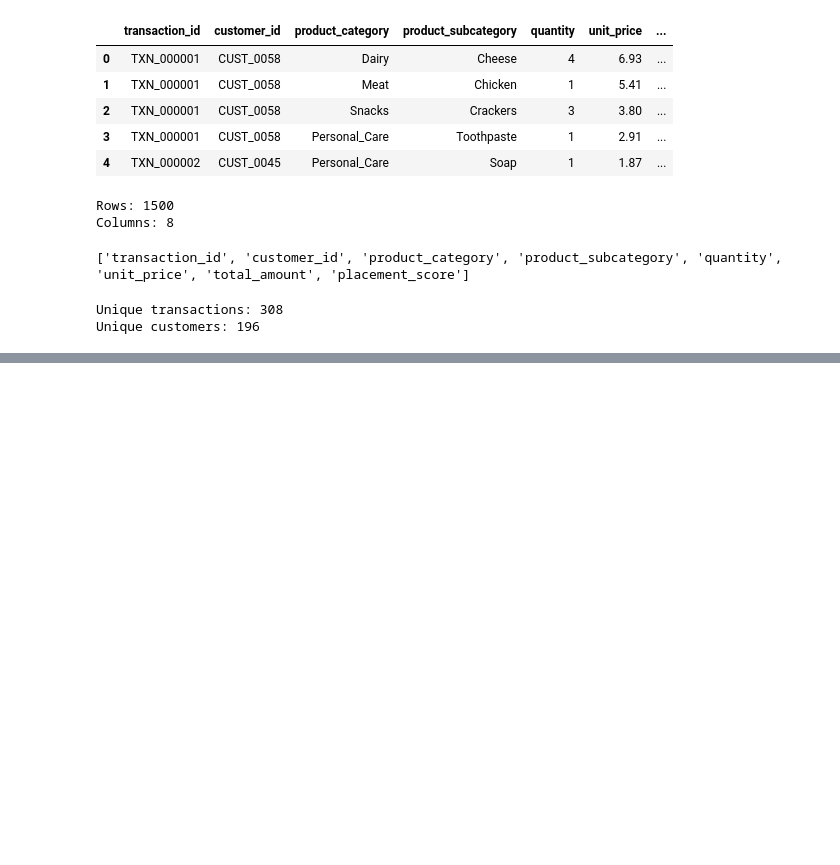
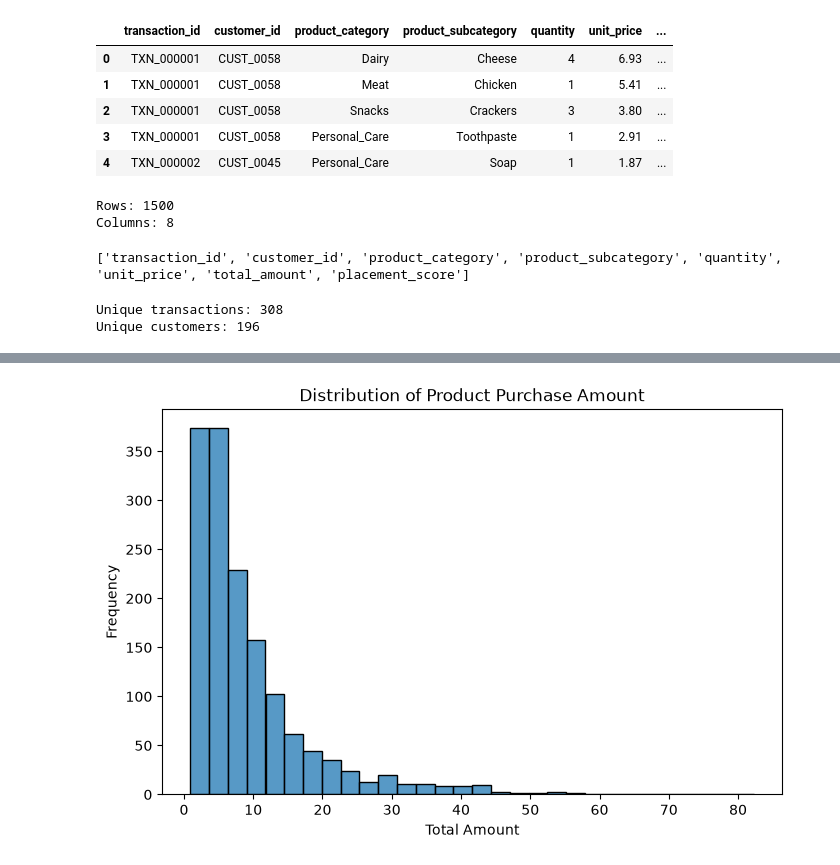
Before and after one commit to quacklj/retailmax-market-basket-optimizer, a Jupyter notebook: notebooks/01_eda.ipynb, the cells around one changed output, grey strips where cells are left out. Drawn from its saved outputs; the diff is of its cells as text; code cells hidden in the pictures; blank space fills up the shorter version.

```diff
--- a/notebooks/01_eda.ipynb
+++ b/notebooks/01_eda.ipynb
@@ -40,0 +183,12 @@ Unique customers: 196
+# %%
+plt.figure(figsize=(8, 5))
+
+sns.histplot(df["total_amount"], bins=30)
+
+plt.title("Distribution of Product Purchase Amount")
+plt.xlabel("Total Amount")
+plt.ylabel("Frequency")
+
+plt.show()
+# %% [output]
+[figure, added]
```
Also changed, not shown: parts of 22 cells of this notebook.
